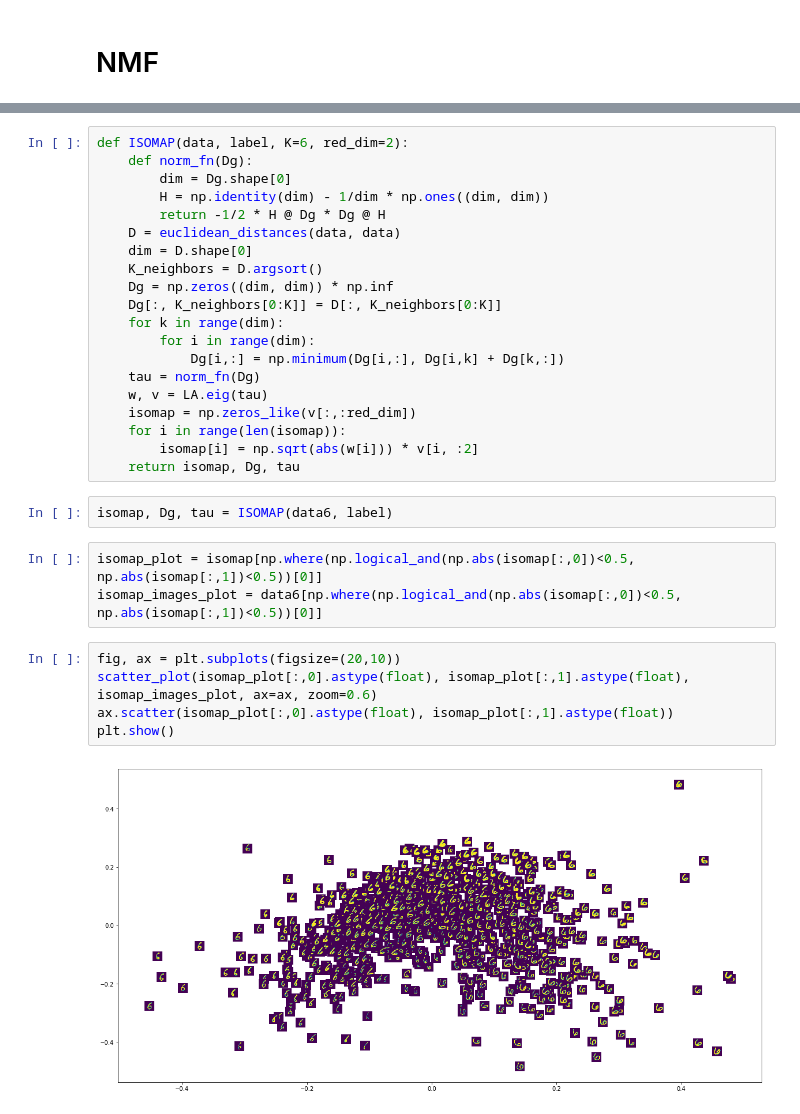
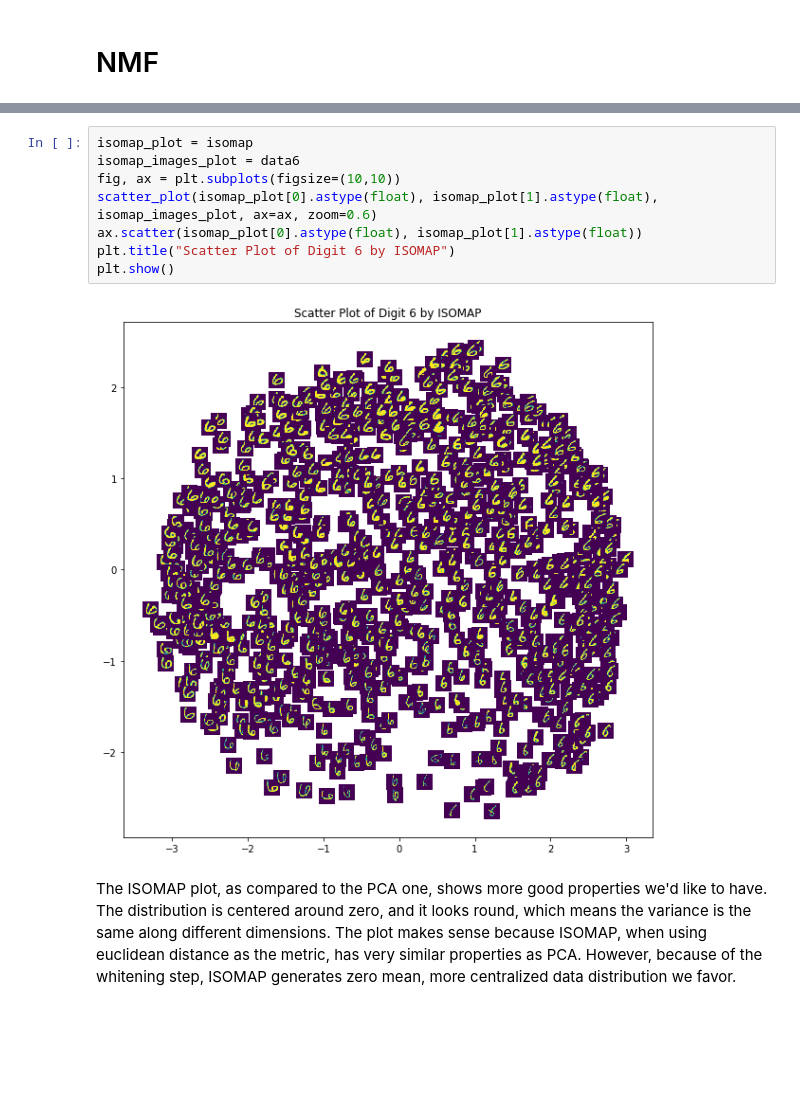
Before and after one commit to biggytruck/CS598PS, a Jupyter notebook: Problem_Set_2/Problem Set 2.ipynb, the cells around one changed output, grey strips where cells are left out. Saved outputs shown, nothing was run; the diff lists cells and outputs as text; blank space fills up the shorter version.

```diff
--- a/Problem_Set_2/Problem Set 2.ipynb
+++ b/Problem_Set_2/Problem Set 2.ipynb
@@ -187,32 +278,12 @@ plt.show()
-# %%
-def ISOMAP(data, label, K=6, red_dim=2):
-    def norm_fn(Dg):
-        dim = Dg.shape[0]
-        H = np.identity(dim) - 1/dim * np.ones((dim, dim))
-        return -1/2 * H @ Dg * Dg @ H
-    D = euclidean_distances(data, data)
-    dim = D.shape[0]
-    K_neighbors = D.argsort()
-    Dg = np.zeros((dim, dim)) * np.inf
-    Dg[:, K_neighbors[0:K]] = D[:, K_neighbors[0:K]]
-    for k in range(dim):
-        for i in range(dim):
-            Dg[i,:] = np.minimum(Dg[i,:], Dg[i,k] + Dg[k,:])
-    tau = norm_fn(Dg)
-    w, v = LA.eig(tau)
-    isomap = np.zeros_like(v[:,:red_dim])
-    for i in range(len(isomap)):
-        isomap[i] = np.sqrt(abs(w[i])) * v[i, :2]
-    return isomap, Dg, tau
-# %%
-isomap, Dg, tau = ISOMAP(data6, label)
-# %%
-isomap_plot = isomap[np.where(np.logical_and(np.abs(isomap[:,0])<0.5, np.abs(isomap[:,1])<0.5))[0]]
-isomap_images_plot = data6[np.where(np.logical_and(np.abs(isomap[:,0])<0.5, np.abs(isomap[:,1])<0.5))[0]]
 # %%
-fig, ax = plt.subplots(figsize=(20,10))
-scatter_plot(isomap_plot[:,0].astype(float), isomap_plot[:,1].astype(float), isomap_images_plot, ax=ax, zoom=0.6)
-ax.scatter(isomap_plot[:,0].astype(float), isomap_plot[:,1].astype(float))
+isomap_plot = isomap
+isomap_images_plot = data6
+fig, ax = plt.subplots(figsize=(10,10))
+scatter_plot(isomap_plot[0].astype(float), isomap_plot[1].astype(float), isomap_images_plot, ax=ax, zoom=0.6)
+ax.scatter(isomap_plot[0].astype(float), isomap_plot[1].astype(float))
+plt.title("Scatter Plot of Digit 6 by ISOMAP")
 plt.show()
 # %% [output]
-[figure, old version]
+[figure, new version]
+# %% [markdown]
+The ISOMAP plot, as compared to the PCA one, shows more good properties we'd like to have. The distribution is centered around zero, and it looks round, which means the variance is the same along different dimensions. The plot makes sense because ISOMAP, when using euclidean distance as the metric, has very similar properties as PCA. However, because of the whitening step, ISOMAP generates zero mean, more centralized data distribution we favor.
```
Also changed, not shown: parts of 47 cells of this notebook.
